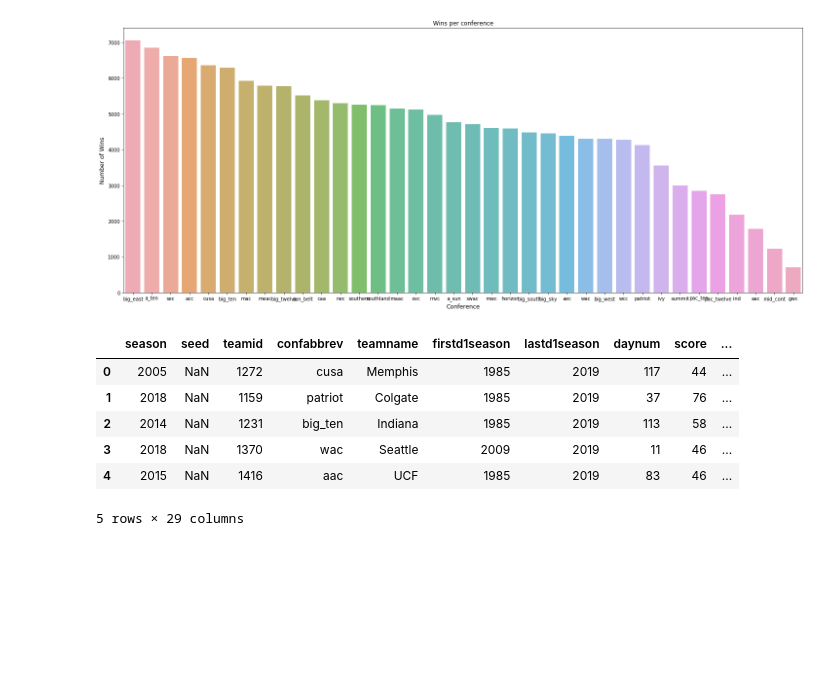
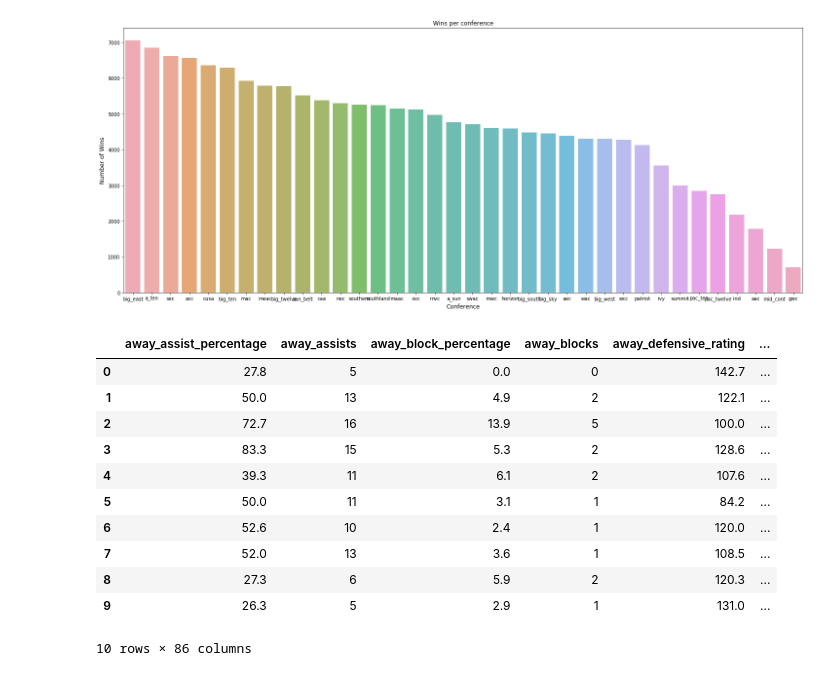
Before and after one commit to vivtalla/EECS_738_Final_Project, a Jupyter notebook: Notebooks/NeuralNetwork.ipynb, the cells around one changed output. Cells and saved outputs as stored; diff of their text form; code cells hidden in the pictures; blank space fills up the shorter version.

```diff
--- a/Notebooks/NeuralNetwork.ipynb
+++ b/Notebooks/NeuralNetwork.ipynb
@@ -65,11 +65,18 @@ plt.show()
 # %%
 df_final = df_final[df_final.season > 2000]
 df_final.head()
+df_newFinal = pd.read_csv('../Data/data-full10.csv')
+df_newFinal.head(10)
 # %% [output]
-|  | season | seed | teamid | confabbrev | teamname | firstd1season | lastd1season | daynum | score | ... |
-| 0 | 2005 | NaN | 1272 | cusa | Memphis | 1985 | 2019 | 117 | 44 | ... |
-| 1 | 2018 | NaN | 1159 | patriot | Colgate | 1985 | 2019 | 37 | 76 | ... |
-| 2 | 2014 | NaN | 1231 | big_ten | Indiana | 1985 | 2019 | 113 | 58 | ... |
-| 3 | 2018 | NaN | 1370 | wac | Seattle | 2009 | 2019 | 11 | 46 | ... |
-| 4 | 2015 | NaN | 1416 | aac | UCF | 1985 | 2019 | 83 | 46 | ... |
+|  | away_assist_percentage | away_assists | away_block_percentage | away_blocks | away_defensive_rating | ... |
+| 0 | 27.8 | 5 | 0.0 | 0 | 142.7 | ... |
+| 1 | 50.0 | 13 | 4.9 | 2 | 122.1 | ... |
+| 2 | 72.7 | 16 | 13.9 | 5 | 100.0 | ... |
+| 3 | 83.3 | 15 | 5.3 | 2 | 128.6 | ... |
+| 4 | 39.3 | 11 | 6.1 | 2 | 107.6 | ... |
+| 5 | 50.0 | 11 | 3.1 | 1 | 84.2 | ... |
+| 6 | 52.6 | 10 | 2.4 | 1 | 120.0 | ... |
+| 7 | 52.0 | 13 | 3.6 | 1 | 108.5 | ... |
+| 8 | 27.3 | 6 | 5.9 | 2 | 120.3 | ... |
+| 9 | 26.3 | 5 | 2.9 | 1 | 131.0 | ... |
-5 rows × 29 columns
+10 rows × 86 columns
```
Also changed, not shown: parts of 11 cells of this notebook, 7 other files.
